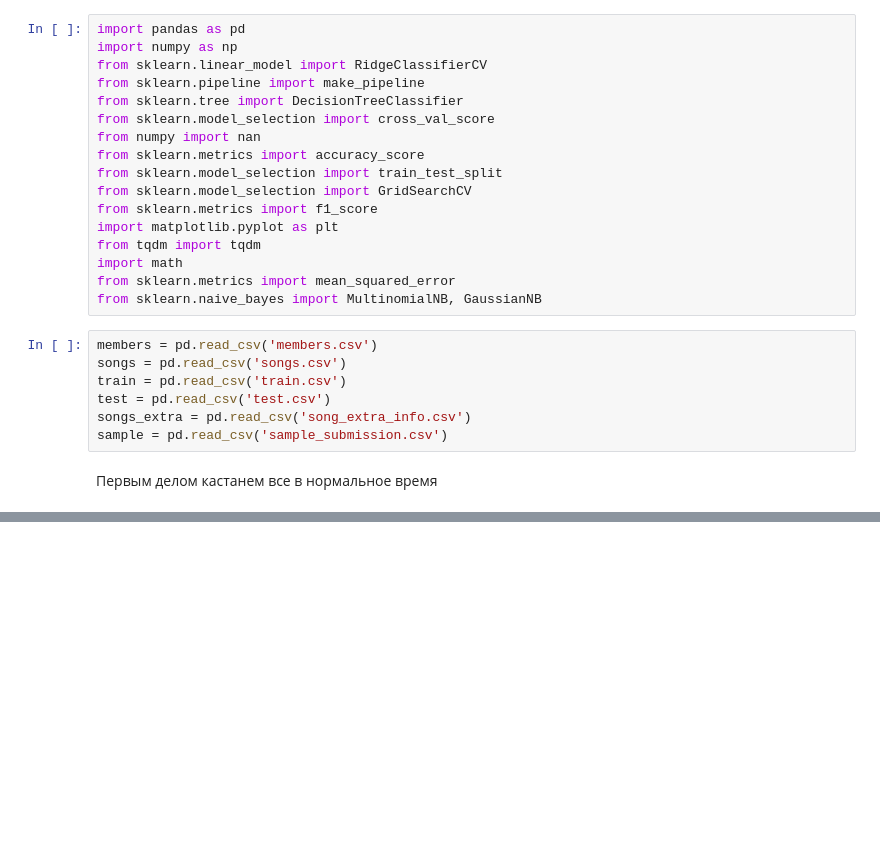
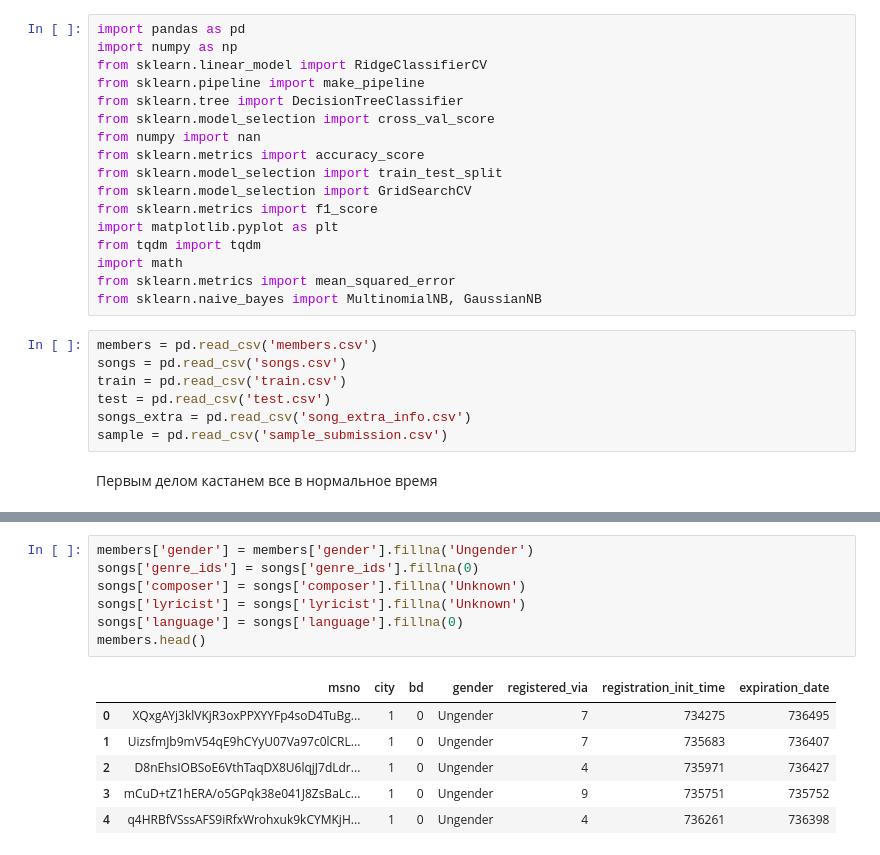
Before and after one commit to imka239/RecSys, a Jupyter notebook: RecSys2.ipynb, the cells around one changed output, grey strips where cells are left out. Drawn from its saved outputs; the diff is of its cells as text; blank space fills up the shorter version.

```diff
--- a/RecSys2.ipynb
+++ b/RecSys2.ipynb
@@ -60,0 +72,14 @@ members.head()
+# %%
+members['gender'] = members['gender'].fillna('Ungender')
+songs['genre_ids'] = songs['genre_ids'].fillna(0)
+songs['composer'] = songs['composer'].fillna('Unknown')
+songs['lyricist'] = songs['lyricist'].fillna('Unknown')
+songs['language'] = songs['language'].fillna(0)
+members.head()
+# %% [output]
+|  | msno | city | bd | gender | registered_via | registration_init_time | expiration_date |
+| 0 | XQxgAYj3klVKjR3oxPPXYYFp4soD4TuBg... | 1 | 0 | Ungender | 7 | 734275 | 736495 |
+| 1 | UizsfmJb9mV54qE9hCYyU07Va97c0lCRL... | 1 | 0 | Ungender | 7 | 735683 | 736407 |
+| 2 | D8nEhsIOBSoE6VthTaqDX8U6lqjJ7dLdr... | 1 | 0 | Ungender | 4 | 735971 | 736427 |
+| 3 | mCuD+tZ1hERA/o5GPqk38e041J8ZsBaLc... | 1 | 0 | Ungender | 9 | 735751 | 735752 |
+| 4 | q4HRBfVSssAFS9iRfxWrohxuk9kCYMKjH... | 1 | 0 | Ungender | 4 | 736261 | 736398 |
```
Also changed, not shown: parts of 9 cells of this notebook.
